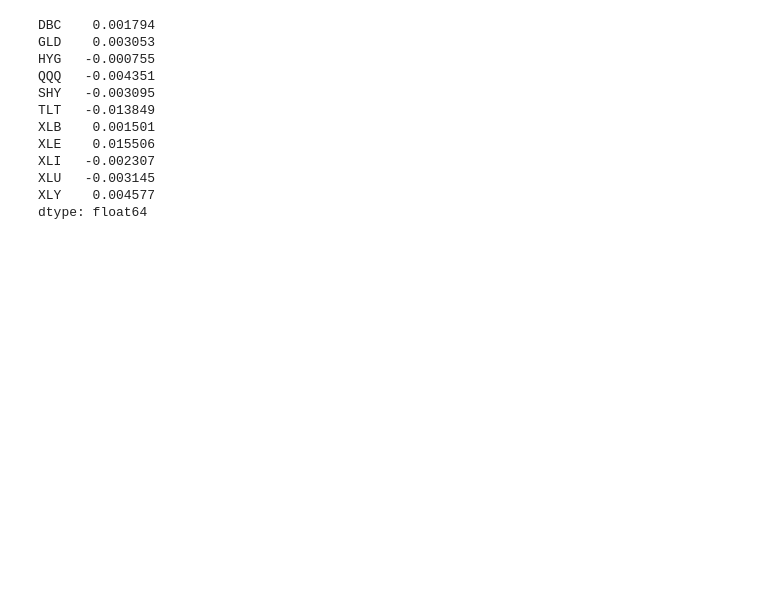
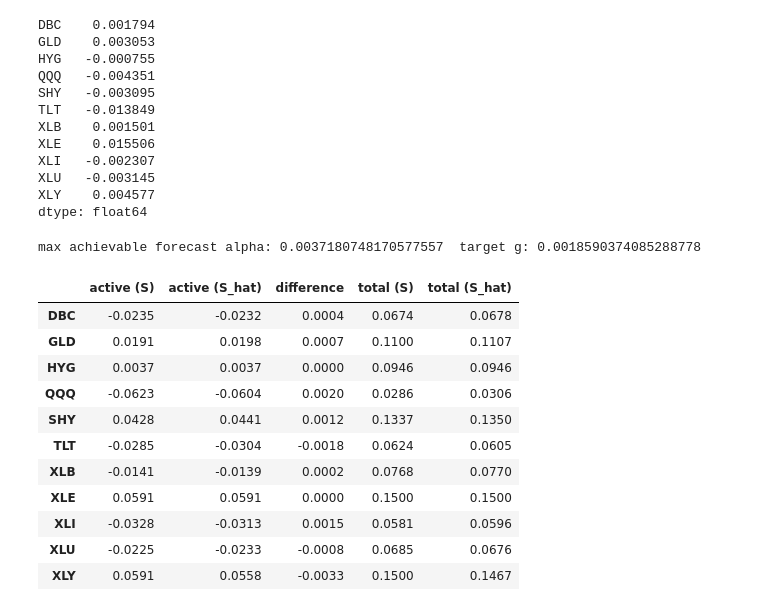
Before and after one commit to AviWine/covariance-shrinkage-study, a Jupyter notebook: exploratory_analysis.ipynb, the cells around one changed output. Cells and saved outputs as stored; diff of their text form; code cells hidden in the pictures; blank space fills up the shorter version.

```diff
--- a/exploratory_analysis.ipynb
+++ b/exploratory_analysis.ipynb
@@ -374,19 +374,55 @@ XLY    0.004577
 dtype: float64
 # %%
 import cvxpy as cp
+# Benchmark is equal-weighted; x is the active weight vector relative to it
 wb = np.array([1/N for i in range(N)])
 c = 0.15 # (assuming N > 10)
 ones = np.ones(N)
+alpha = alpha_forecast.to_numpy()
+
+# Long-only, max weight c, fully invested (active weights sum to 0)
+def weight_constraints(x):
+    return [x @ ones == 0, x >= -wb, x <= c * ones - wb]
+
+# The original g = 0.03 (3% a month) is infeasible: alpha is only ~0.1-1.5% per asset.
+# Find the largest forecast active return the constraints allow, then target half of it
 x = cp.Variable(N)
-g = 0.03
-
-# We add alpha_forecast to our constraints
-constraints = [x @ ones == 0, x >= -wb, x <= c * ones -wb, x @ alpha_forecast.to_numpy() >= g]
-prob = cp.Problem(cp.Minimize(x @ S_hat @ x), constraints)
-
-prob.solve()
-print('optimal active portfolio is', x.value)
+g_max = cp.Problem(cp.Maximize(x @ alpha), weight_constraints(x)).solve()
+g = 0.5 * g_max
+print('max achievable forecast alpha:', g_max, ' target g:', g)
+# %% [output]
+max achievable forecast alpha: 0.0037180748170577557  target g: 0.0018590374085288778
 # %%
-prob0 = cp.Problem(cp.Minimize(x @ S @ x), constraints)
-prob0.solve()
-print('Optimal portfolio without a shrunk covariance matrix is', x.value)
+# Minimum tracking variance subject to hitting the alpha target, solved once with S and once with S_hat
+def optimal_active_weights(Sigma):
+    x = cp.Variable(N)
+    constraints = weight_constraints(x) + [x @ alpha >= g]
+    prob = cp.Problem(cp.Minimize(cp.quad_form(x, Sigma)), constraints)
+    prob.solve()
+    assert prob.status == cp.OPTIMAL, prob.status
+    return x.value
+
+x_S = optimal_active_weights(S)
+x_S_hat = optimal_active_weights(S_hat)
+
+weights = pd.DataFrame({
+    'active (S)': x_S,
+    'active (S_hat)': x_S_hat,
+    'difference': x_S_hat - x_S,
+    'total (S)': wb + x_S,
+    'total (S_hat)': wb + x_S_hat,
+}, index=columns)
+weights.round(4)
+# %% [output]
+|  | active (S) | active (S_hat) | difference | total (S) | total (S_hat) |
+| DBC | -0.0235 | -0.0232 | 0.0004 | 0.0674 | 0.0678 |
+| GLD | 0.0191 | 0.0198 | 0.0007 | 0.1100 | 0.1107 |
+| HYG | 0.0037 | 0.0037 | 0.0000 | 0.0946 | 0.0946 |
+| QQQ | -0.0623 | -0.0604 | 0.0020 | 0.0286 | 0.0306 |
+| SHY | 0.0428 | 0.0441 | 0.0012 | 0.1337 | 0.1350 |
+| TLT | -0.0285 | -0.0304 | -0.0018 | 0.0624 | 0.0605 |
+| XLB | -0.0141 | -0.0139 | 0.0002 | 0.0768 | 0.0770 |
+| XLE | 0.0591 | 0.0591 | 0.0000 | 0.1500 | 0.1500 |
+| XLI | -0.0328 | -0.0313 | 0.0015 | 0.0581 | 0.0596 |
+| XLU | -0.0225 | -0.0233 | -0.0008 | 0.0685 | 0.0676 |
+| XLY | 0.0591 | 0.0558 | -0.0033 | 0.1500 | 0.1467 |
```
Also changed, not shown: parts of 3 cells of this notebook, 1 other file.
